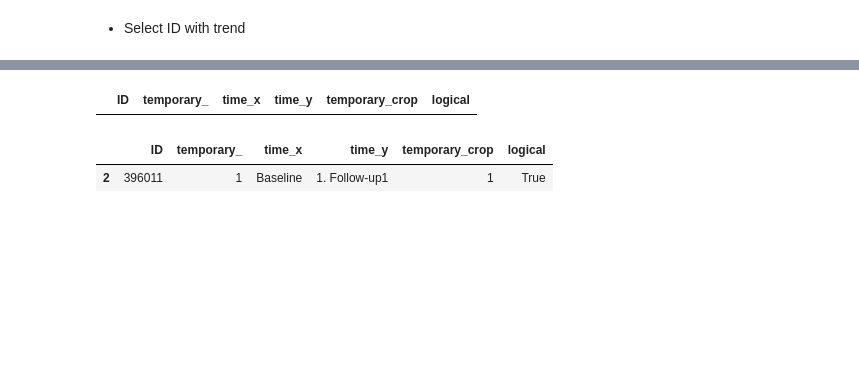
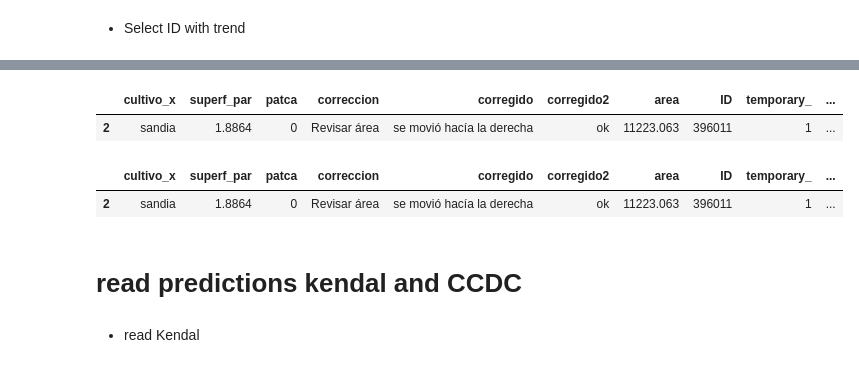
Before and after one commit to frandak2/IDB-project-with-RS, a Jupyter notebook: notebooks/08-GT_validation.ipynb, the cells around one changed output, grey strips where cells are left out. Saved outputs shown, nothing was run; the diff lists cells and outputs as text; code cells hidden in the pictures; blank space fills up the shorter version.

```diff
--- a/notebooks/08-GT_validation.ipynb
+++ b/notebooks/08-GT_validation.ipynb
@@ -21,7 +22,7 @@ str1 = [str(int) for int in Points["cuest_id_b"]]
 str2 = [str(int) for int in Points["parcela"]]
 Points["ID"] = [int(s1 + s2) for s1, s2 in zip(str1, str2)]
 ok = Points[Points['corregido2'].str.contains("ok")]
-base = ok[["ID",'temporary_','patca']]
+base = ok[["cultivo","superf_par","patca","correccion","corregido","corregido2","area","ID","temporary_",'geometry']]
 base["time"] = "Baseline"
 # Points.to_csv("test.csv")
 # Points = eeconvert.gdfToFc(Points)
@@ -46,7 +47,7 @@ followup[followup["cuest_id_b"]==3863]
 str1 = [str(int) for int in followup["cuest_id_b"]]
 str2 = [str(int) for int in followup["parcela"]]
 followup["ID"] = [int(s1 + s2) for s1, s2 in zip(str1, str2)]
-FU1 = followup[["ID","time",'temporary_crop']]
+FU1 = followup[["ID","time",'temporary_crop',"cultivo"]]
 print(len(FU1))
 ID = FU1["ID"].drop_duplicates()
 FU1 = FU1.loc[ID.index.tolist()]
@@ -60,8 +61,8 @@ FU1[FU1.ID == 386511]
 # %% [markdown]
 - Merge dateset
 # %%
-merge = base.merge(FU1,how='inner', on="ID")
-print(len(merge))
-merge.head()
+survey = base.merge(FU1,how='inner', on="ID")
+print(len(survey))
+survey.head()
 # %% [output]
 377
@@ -73,0 +75,5 @@ merge.head()
+# %%
+survey["trends"] = "nan"
+survey.trends[survey.temporary_ ==  survey.temporary_crop] = "trend"
+survey.trends[survey.temporary_ !=  survey.temporary_crop] = "no trend"
+survey
@@ -90,10 +109,15 @@ trends.head()
 # %%
-no_trends[no_trends.ID==396011]
+survey[(survey.ID==396011) & (survey.trends=="trend")]
 # type(trends.ID[0])
 # %% [output]
-|  | ID | temporary_ | time_x | time_y | temporary_crop | logical |
+|  | cultivo_x | superf_par | patca | correccion | corregido | corregido2 | area | ID | temporary_ | ... |
+| 2 | sandia | 1.8864 | 0 | Revisar área | se movió hacía la derecha | ok | 11223.063 | 396011 | 1 | ... |
 # %%
-trends[trends.ID==396011]
+survey[survey.ID==396011]
 # %% [output]
-|  | ID | temporary_ | time_x | time_y | temporary_crop | logical |
-| 2 | 396011 | 1 | Baseline | 1. Follow-up1 | 1 | True |
+|  | cultivo_x | superf_par | patca | correccion | corregido | corregido2 | area | ID | temporary_ | ... |
+| 2 | sandia | 1.8864 | 0 | Revisar área | se movió hacía la derecha | ok | 11223.063 | 396011 | 1 | ... |
+# %% [markdown]
+# read predictions kendal and CCDC
+# %% [markdown]
+- read Kendal
```
Also changed, not shown: parts of 28 cells of this notebook, 42 other files.
